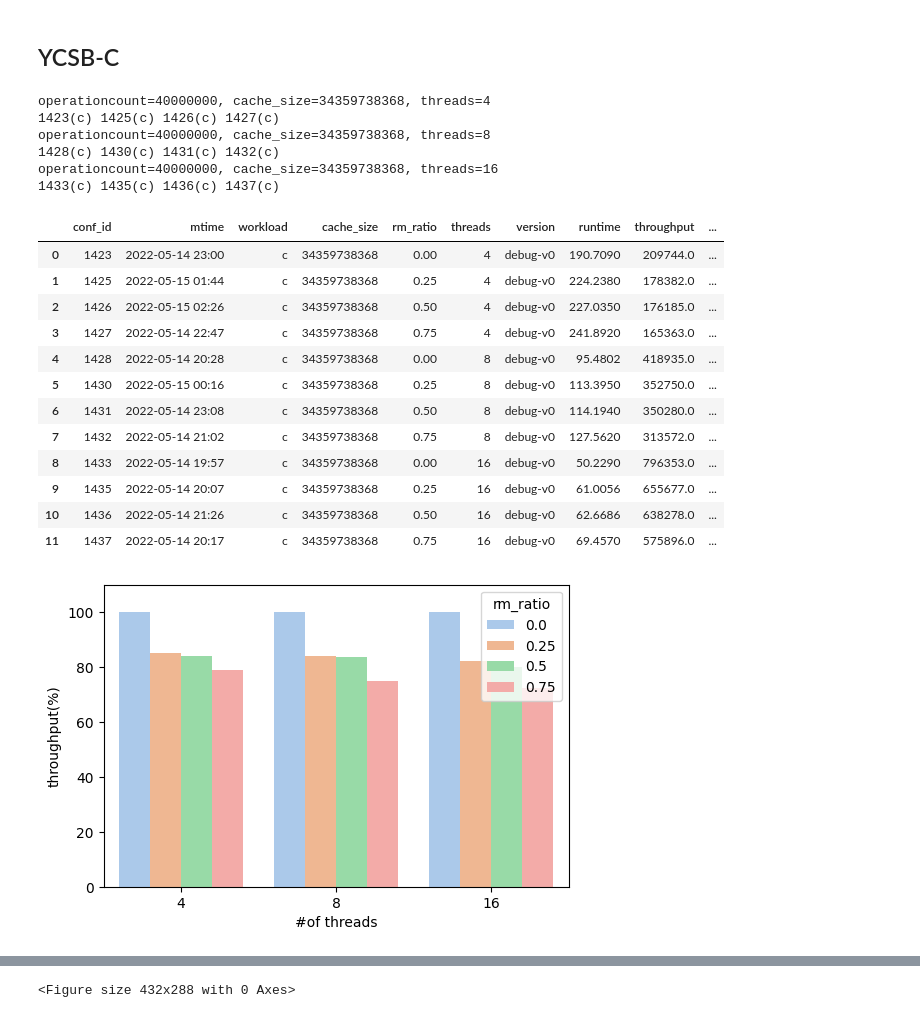
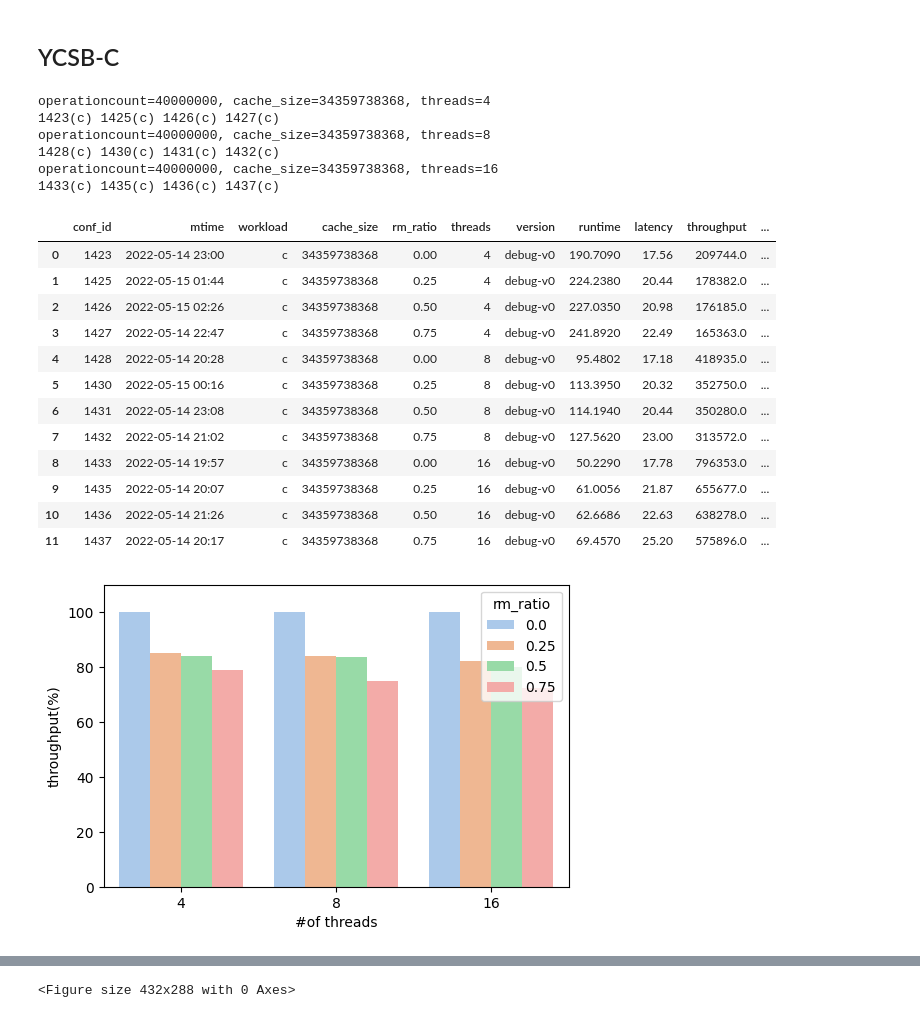
Before and after one commit to RabbitWhite1/d-rocksdb, a Jupyter notebook: ycsb_expr/d-result.ipynb, the cells around one changed output, grey strips where cells are left out. Drawn from its saved outputs; the diff is of its cells as text; code cells hidden in the pictures.

Commit message:
add latency test

```diff
--- a/ycsb_expr/d-result.ipynb
+++ b/ycsb_expr/d-result.ipynb
@@ -25,6 +25,7 @@ write_buffer_size = 256*1024**2
 recordcount = 134217728
 operationcount = 40000000
 version = 'debug-v0'
+# version = 'p5800'
 
 ax_id = 0
 data_df = None
@@ -53,11 +54,14 @@ for cache_size in [32*1024**3,64*1024**3]:
             inner_data_df = single_df if inner_data_df is None else pd.concat([inner_data_df, single_df], ignore_index=True)
         if inner_data_df is not None and 'throughput' in inner_data_df.columns:
             inner_data_df['throughput(%)'] = inner_data_df['throughput'] / inner_data_df['throughput'].max() * 100
+        if inner_data_df is not None and 'throughput' in inner_data_df.columns:
+            inner_data_df['latency(%)'] = inner_data_df['latency'] / inner_data_df['latency'].max() * 100
+        if inner_data_df is not None:
             data_df = inner_data_df if data_df is None else pd.concat([data_df, inner_data_df], ignore_index=True)
         print()
     if data_df is None:
         continue
-    data_df = data_df[['conf_id', 'workload', 'cache_size', 'rm_ratio', 'threads', 'version', 'runtime', 'throughput', 'throughput(%)']]
+    data_df = data_df[['conf_id', 'workload', 'cache_size', 'rm_ratio', 'threads', 'version', 'runtime', 'latency', 'latency(%)', 'throughput', 'throughput(%)']]
     fig = plt.figure(dpi=100)
     display(data_df)
     ax = plt.gca()
@@ -68,8 +72,20 @@ for cache_size in [32*1024**3,64*1024**3]:
     ax.set_xlabel('#of threads')
     ax.set_ylabel(y_label if y_label.endswith('(%)') else 'throughput(ops/s)')
     mngr.conn.commit()
+    plt.show()
+    # latency
+    fig = plt.figure(dpi=100)
+    display(data_df)
+    ax = plt.gca()
+    y_label = 'latency'
+    # y_label = 'latency(%)'
+    sns.barplot(x='threads', y=y_label, hue='rm_ratio', data=data_df, ax=ax, palette=sns.color_palette("pastel"))
+    ax.set_ylim(0, data_df[y_label].max() * 1.1)
+    ax.set_xlabel('#of threads')
+    ax.set_ylabel(y_label if y_label.endswith('(%)') else 'latency (ms)')
+    mngr.conn.commit()
+    plt.show()
     data_df = None
-    plt.show()
 plt.tight_layout()
 # %% [output]
 operationcount=40000000, cache_size=34359738368, threads=4
@@ -123,9 +153,10 @@ workload = 'c'
 min_write_buffer_number_to_merge = max_write_buffer_number - 2
 write_buffer_size = 256*1024**2
 recordcount = 134217728
+operationcount = 40000000
 table_cache_numshardbits = 6
 version = 'debug-v0'
-operationcount = 40000000
+# version = 'p5800'
 
 data_df = None
 for cache_size in [32*1024**3]:
@@ -149,46 +180,62 @@ for cache_size in [32*1024**3]:
             single_dict['threads'] = threads
             single_dict['version'] = version
             single_dict['conf_id'] = conf_id
             single_df = pd.DataFrame([single_dict])
             inner_data_df = single_df if inner_data_df is None else pd.concat([inner_data_df, single_df], ignore_index=True)
         if inner_data_df is not None and 'throughput' in inner_data_df.columns:
             inner_data_df['throughput(%)'] = inner_data_df['throughput'] / inner_data_df['throughput'].max() * 100
+        if inner_data_df is not None and 'throughput' in inner_data_df.columns:
+            inner_data_df['latency(%)'] = inner_data_df['latency'] / inner_data_df['latency'].max() * 100
+        if inner_data_df is not None:
             data_df = inner_data_df if data_df is None else pd.concat([data_df, inner_data_df], ignore_index=True)
         print()
     if data_df is None:
         continue
-    data_df = data_df[['conf_id', 'mtime', 'workload', 'cache_size', 'rm_ratio', 'threads', 'version', 'runtime', 'throughput', 'throughput(%)']]
+    data_df = data_df[['conf_id', 'mtime', 'workload', 'cache_size', 'rm_ratio', 'threads', 'version', 'runtime', 'latency', 'throughput', 'throughput(%)']]
+    # throughput
     fig = plt.figure(dpi=100)
     display(data_df)
     ax = plt.gca()
     # y_label = 'throughput'
     y_label = 'throughput(%)'
     sns.barplot(x='threads', y=y_label, hue='rm_ratio', data=data_df, ax=ax, palette=sns.color_palette("pastel"))
     ax.set_ylim(0, data_df[y_label].max() * 1.1)
     ax.set_xlabel('#of threads')
     ax.set_ylabel(y_label if y_label.endswith('(%)') else 'throughput(ops/s)')
     mngr.conn.commit()
+    plt.show()
+    # latency
+    fig = plt.figure(dpi=100)
+    display(data_df)
+    ax = plt.gca()
+    y_label = 'latency'
+    y_label = 'latency(%)'
+    sns.barplot(x='threads', y=y_label, hue='rm_ratio', data=data_df, ax=ax, palette=sns.color_palette("pastel"))
+    ax.set_ylim(0, data_df[y_label].max() * 1.1)
+    ax.set_xlabel('#of threads')
+    ax.set_ylabel(y_label if y_label.endswith('(%)') else 'latency (ms)')
+    mngr.conn.commit()
+    plt.show()
     data_df = None
-    plt.show()
 plt.tight_layout()
 # %% [output]
 operationcount=40000000, cache_size=34359738368, threads=4
 1423(c) 1425(c) 1426(c) 1427(c)
 operationcount=40000000, cache_size=34359738368, threads=8
 1428(c) 1430(c) 1431(c) 1432(c)
 operationcount=40000000, cache_size=34359738368, threads=16
 1433(c) 1435(c) 1436(c) 1437(c)
-|  | conf_id | mtime | workload | cache_size | rm_ratio | threads | version | runtime | throughput | ... |
-| 0 | 1423 | 2022-05-14 23:00 | c | 34359738368 | 0.00 | 4 | debug-v0 | 190.7090 | 209744.0 | ... |
-| 1 | 1425 | 2022-05-15 01:44 | c | 34359738368 | 0.25 | 4 | debug-v0 | 224.2380 | 178382.0 | ... |
-| 2 | 1426 | 2022-05-15 02:26 | c | 34359738368 | 0.50 | 4 | debug-v0 | 227.0350 | 176185.0 | ... |
-| 3 | 1427 | 2022-05-14 22:47 | c | 34359738368 | 0.75 | 4 | debug-v0 | 241.8920 | 165363.0 | ... |
-| 4 | 1428 | 2022-05-14 20:28 | c | 34359738368 | 0.00 | 8 | debug-v0 | 95.4802 | 418935.0 | ... |
-| 5 | 1430 | 2022-05-15 00:16 | c | 34359738368 | 0.25 | 8 | debug-v0 | 113.3950 | 352750.0 | ... |
-| 6 | 1431 | 2022-05-14 23:08 | c | 34359738368 | 0.50 | 8 | debug-v0 | 114.1940 | 350280.0 | ... |
-| 7 | 1432 | 2022-05-14 21:02 | c | 34359738368 | 0.75 | 8 | debug-v0 | 127.5620 | 313572.0 | ... |
-| 8 | 1433 | 2022-05-14 19:57 | c | 34359738368 | 0.00 | 16 | debug-v0 | 50.2290 | 796353.0 | ... |
-| 9 | 1435 | 2022-05-14 20:07 | c | 34359738368 | 0.25 | 16 | debug-v0 | 61.0056 | 655677.0 | ... |
-| 10 | 1436 | 2022-05-14 21:26 | c | 34359738368 | 0.50 | 16 | debug-v0 | 62.6686 | 638278.0 | ... |
-| 11 | 1437 | 2022-05-14 20:17 | c | 34359738368 | 0.75 | 16 | debug-v0 | 69.4570 | 575896.0 | ... |
+|  | conf_id | mtime | workload | cache_size | rm_ratio | threads | version | runtime | latency | throughput | ... |
+| 0 | 1423 | 2022-05-14 23:00 | c | 34359738368 | 0.00 | 4 | debug-v0 | 190.7090 | 17.56 | 209744.0 | ... |
+| 1 | 1425 | 2022-05-15 01:44 | c | 34359738368 | 0.25 | 4 | debug-v0 | 224.2380 | 20.44 | 178382.0 | ... |
+| 2 | 1426 | 2022-05-15 02:26 | c | 34359738368 | 0.50 | 4 | debug-v0 | 227.0350 | 20.98 | 176185.0 | ... |
+| 3 | 1427 | 2022-05-14 22:47 | c | 34359738368 | 0.75 | 4 | debug-v0 | 241.8920 | 22.49 | 165363.0 | ... |
+| 4 | 1428 | 2022-05-14 20:28 | c | 34359738368 | 0.00 | 8 | debug-v0 | 95.4802 | 17.18 | 418935.0 | ... |
+| 5 | 1430 | 2022-05-15 00:16 | c | 34359738368 | 0.25 | 8 | debug-v0 | 113.3950 | 20.32 | 352750.0 | ... |
+| 6 | 1431 | 2022-05-14 23:08 | c | 34359738368 | 0.50 | 8 | debug-v0 | 114.1940 | 20.44 | 350280.0 | ... |
+| 7 | 1432 | 2022-05-14 21:02 | c | 34359738368 | 0.75 | 8 | debug-v0 | 127.5620 | 23.00 | 313572.0 | ... |
+| 8 | 1433 | 2022-05-14 19:57 | c | 34359738368 | 0.00 | 16 | debug-v0 | 50.2290 | 17.78 | 796353.0 | ... |
+| 9 | 1435 | 2022-05-14 20:07 | c | 34359738368 | 0.25 | 16 | debug-v0 | 61.0056 | 21.87 | 655677.0 | ... |
+| 10 | 1436 | 2022-05-14 21:26 | c | 34359738368 | 0.50 | 16 | debug-v0 | 62.6686 | 22.63 | 638278.0 | ... |
+| 11 | 1437 | 2022-05-14 20:17 | c | 34359738368 | 0.75 | 16 | debug-v0 | 69.4570 | 25.20 | 575896.0 | ... |
 [figure]
```
Also changed, not shown: parts of 2 cells of this notebook, 13 other files.
